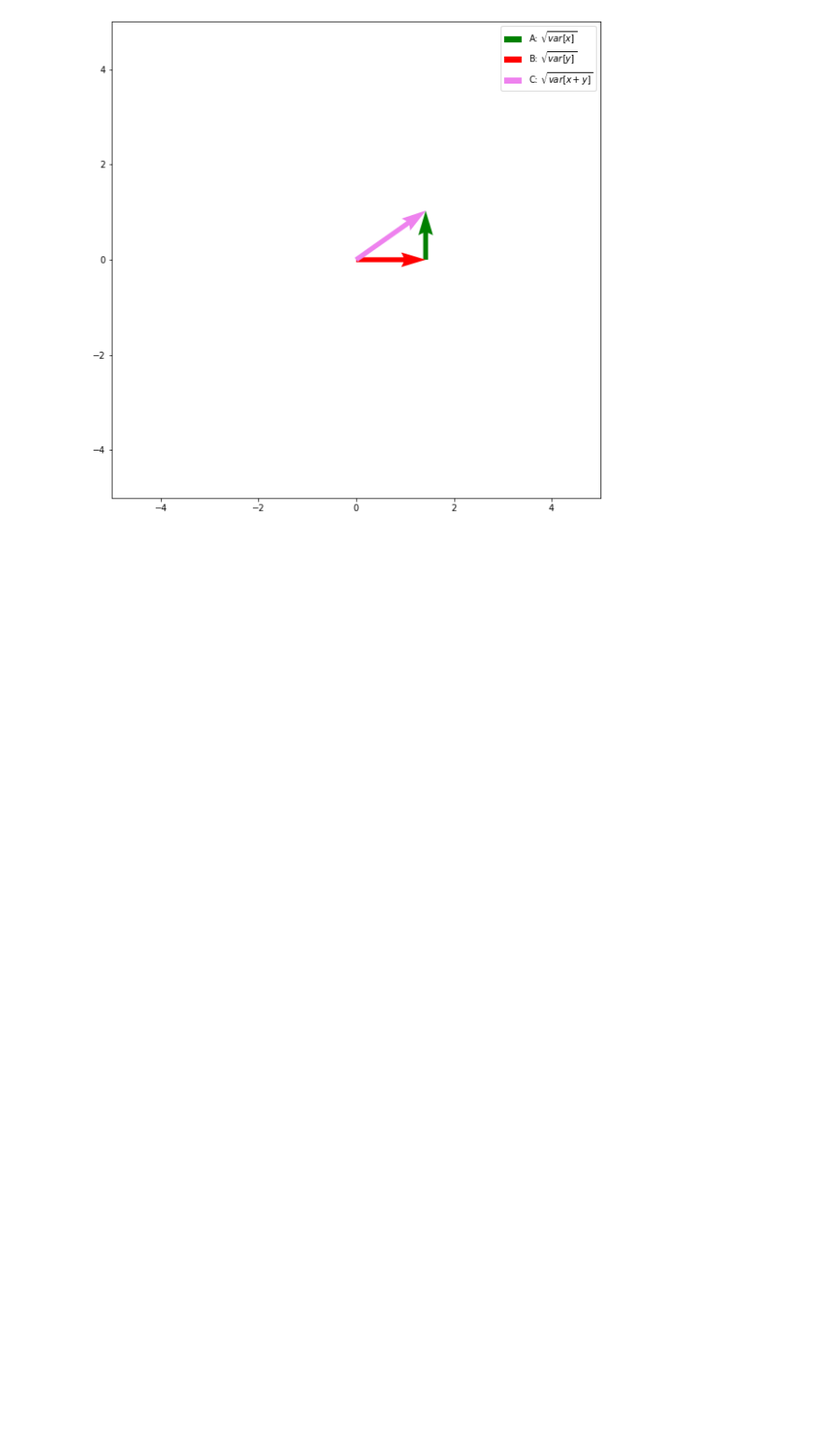
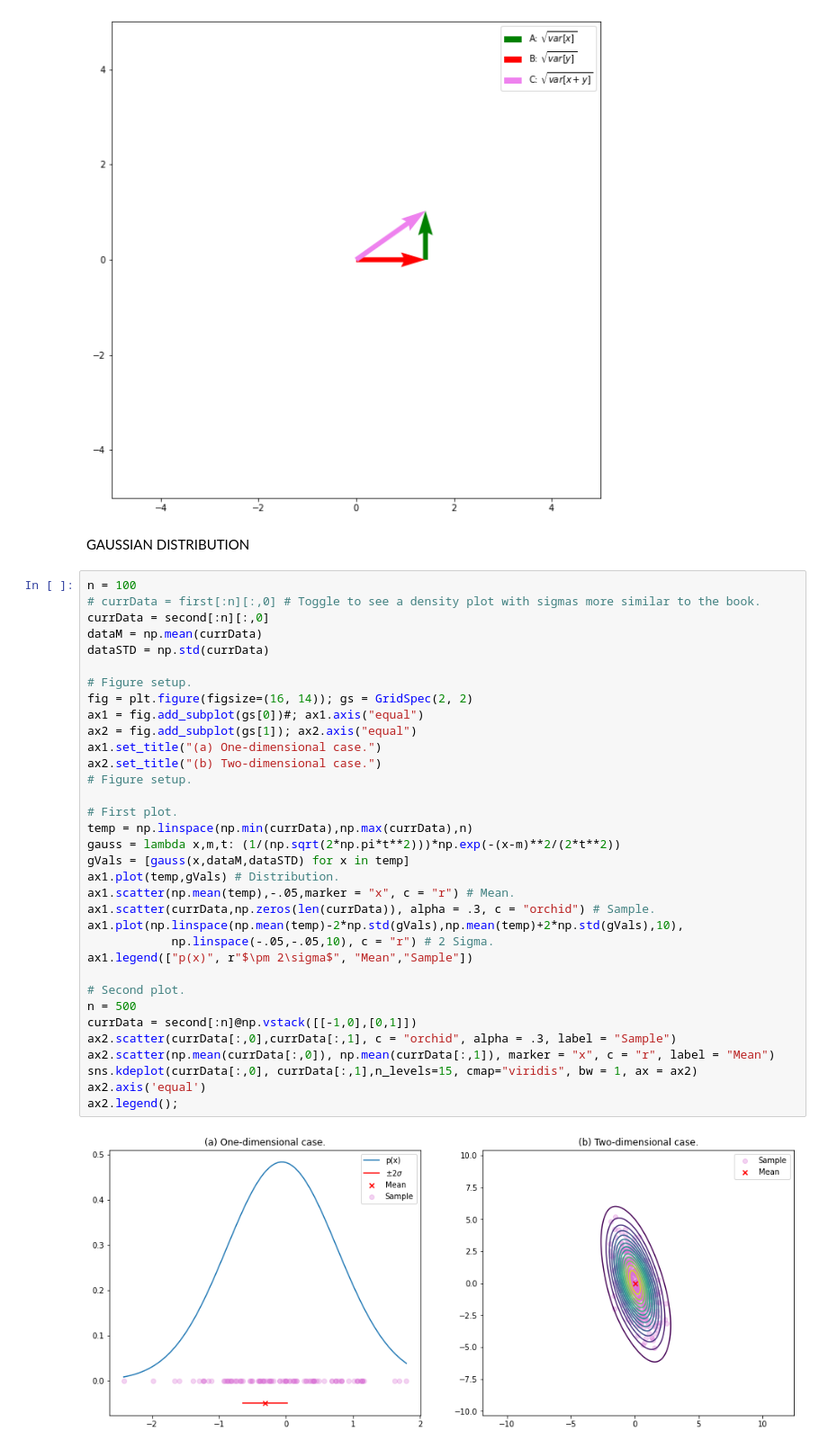
Before and after one commit to Anukriti2001/Anukriti, a Jupyter notebook: 19BDS0068__Probability.ipynb, the cells around one changed output. Shown at 90% size. Saved outputs shown, nothing was run; the diff lists cells and outputs as text; blank space fills up the shorter version.

```diff
--- a/19BDS0068__Probability.ipynb
+++ b/19BDS0068__Probability.ipynb
@@ -349,3 +348,41 @@ plt.axis([-scale/2,scale/2,-scale/2,scale/2])
 plt.legend();
 # %% [output]
 [figure]
+# %% [markdown]
+GAUSSIAN DISTRIBUTION
+# %%
+n = 100
+# currData = first[:n][:,0] # Toggle to see a density plot with sigmas more similar to the book.
+currData = second[:n][:,0]
+dataM = np.mean(currData)
+dataSTD = np.std(currData)
+
+# Figure setup.
+fig = plt.figure(figsize=(16, 14)); gs = GridSpec(2, 2)
+ax1 = fig.add_subplot(gs[0])#; ax1.axis("equal")
+ax2 = fig.add_subplot(gs[1]); ax2.axis("equal")
+ax1.set_title("(a) One-dimensional case.")
+ax2.set_title("(b) Two-dimensional case.")
+# Figure setup.
+
+# First plot.
+temp = np.linspace(np.min(currData),np.max(currData),n)
+gauss = lambda x,m,t: (1/(np.sqrt(2*np.pi*t**2)))*np.exp(-(x-m)**2/(2*t**2))
+gVals = [gauss(x,dataM,dataSTD) for x in temp]
+ax1.plot(temp,gVals) # Distribution.
+ax1.scatter(np.mean(temp),-.05,marker = "x", c = "r") # Mean.
+ax1.scatter(currData,np.zeros(len(currData)), alpha = .3, c = "orchid") # Sample.
+ax1.plot(np.linspace(np.mean(temp)-2*np.std(gVals),np.mean(temp)+2*np.std(gVals),10),
+            np.linspace(-.05,-.05,10), c = "r") # 2 Sigma.
+ax1.legend(["p(x)", r"$\pm 2\sigma$", "Mean","Sample"])
+
+# Second plot.
+n = 500
+currData = second[:n]@np.vstack([[-1,0],[0,1]])
+ax2.scatter(currData[:,0],currData[:,1], c = "orchid", alpha = .3, label = "Sample")
+ax2.scatter(np.mean(currData[:,0]), np.mean(currData[:,1]), marker = "x", c = "r", label = "Mean")
+sns.kdeplot(currData[:,0], currData[:,1],n_levels=15, cmap="viridis", bw = 1, ax = ax2)
+ax2.axis('equal')
+ax2.legend();
+# %% [output]
+[figure, added]
```
Also changed, not shown: parts of 48 cells of this notebook.
